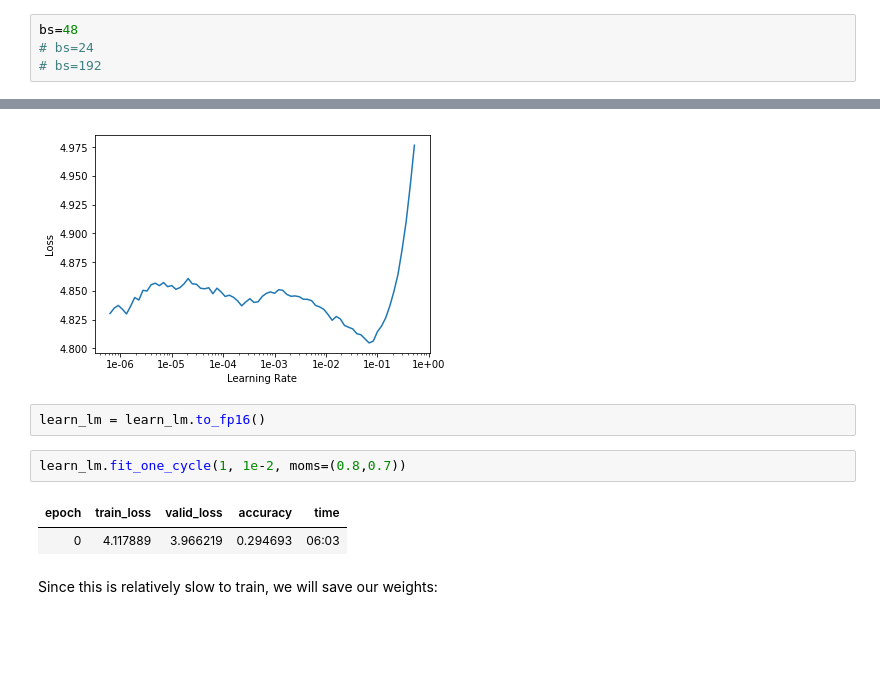
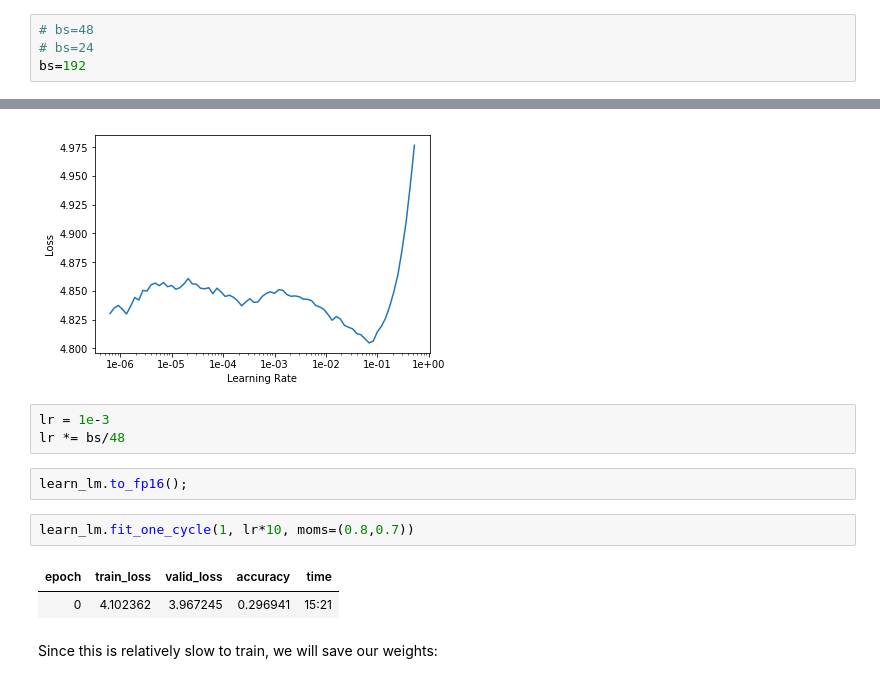
Before and after one commit to tramslegend/course-nlp, a Jupyter notebook: 5-nn-imdb.ipynb, the cells around one changed output, grey strips where cells are left out. Saved outputs shown, nothing was run; the diff lists cells and outputs as text; blank space fills up the shorter version.

```diff
--- a/5-nn-imdb.ipynb
+++ b/5-nn-imdb.ipynb
@@ -38,6 +38,6 @@ from fastai.text import *
 # %% [markdown]
 Note that language models can use a lot of GPU, so you may need to decrease batchsize here.
 # %%
-bs=48
+# bs=48
 # bs=24
-# bs=192
+bs=192
@@ -431,13 +447,16 @@ LR Finder is complete, type {learner_name}.recorder.plot() to see the graph.
 learn_lm.recorder.plot(skip_end=15)
 # %% [output]
 [figure]
+# %%
+lr = 1e-3
+lr *= bs/48
 # %%
-learn_lm = learn_lm.to_fp16()
+learn_lm.to_fp16();
 # %%
-learn_lm.fit_one_cycle(1, 1e-2, moms=(0.8,0.7))
+learn_lm.fit_one_cycle(1, lr*10, moms=(0.8,0.7))
 # %% [output]
 | epoch | train_loss | valid_loss | accuracy | time |
-| 0 | 4.117889 | 3.966219 | 0.294693 | 06:03 |
+| 0 | 4.102362 | 3.967245 | 0.296941 | 15:21 |
 # %% [markdown]
 Since this is relatively slow to train, we will save our weights:
 # %%
```
Also changed, not shown: parts of 23 cells of this notebook, 3 other files.
